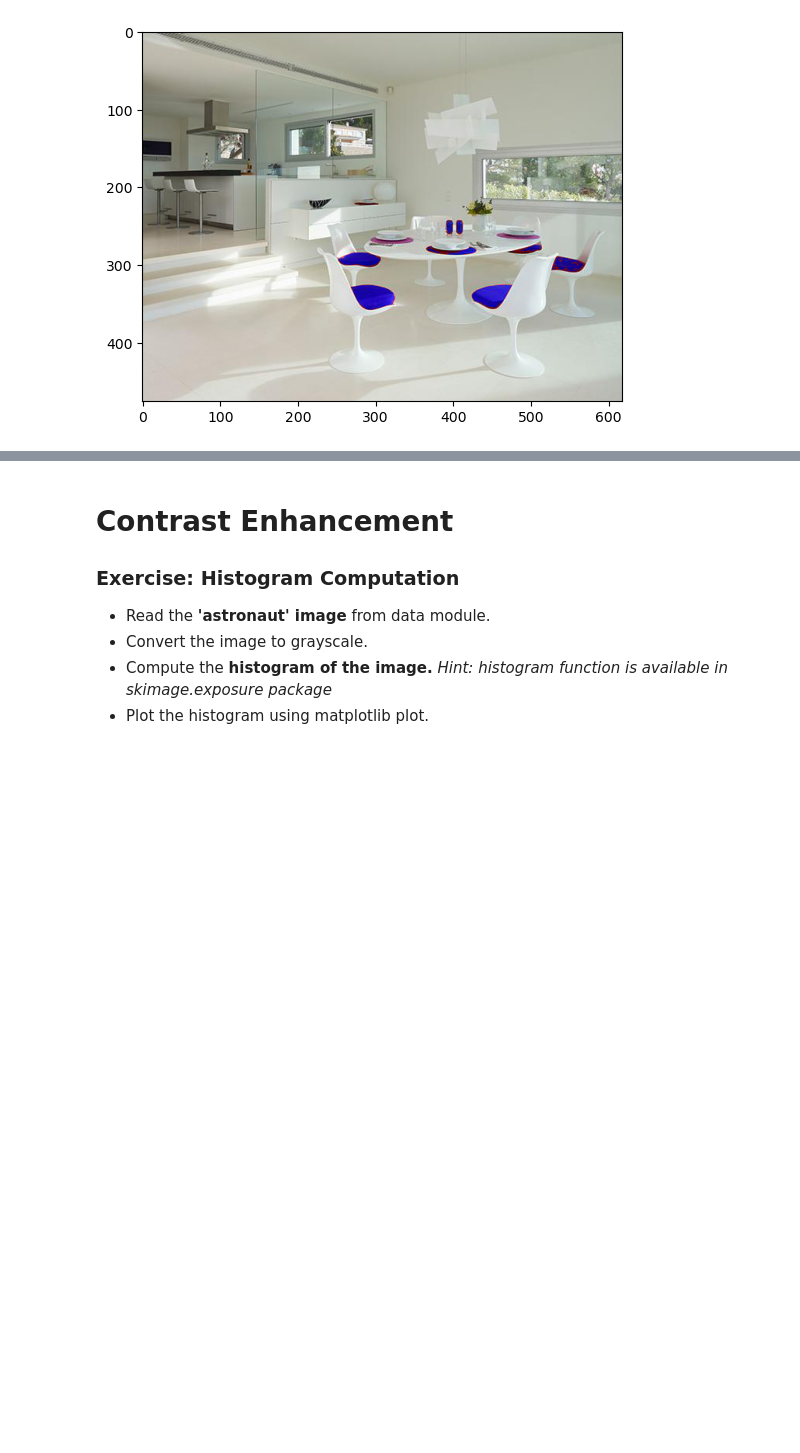
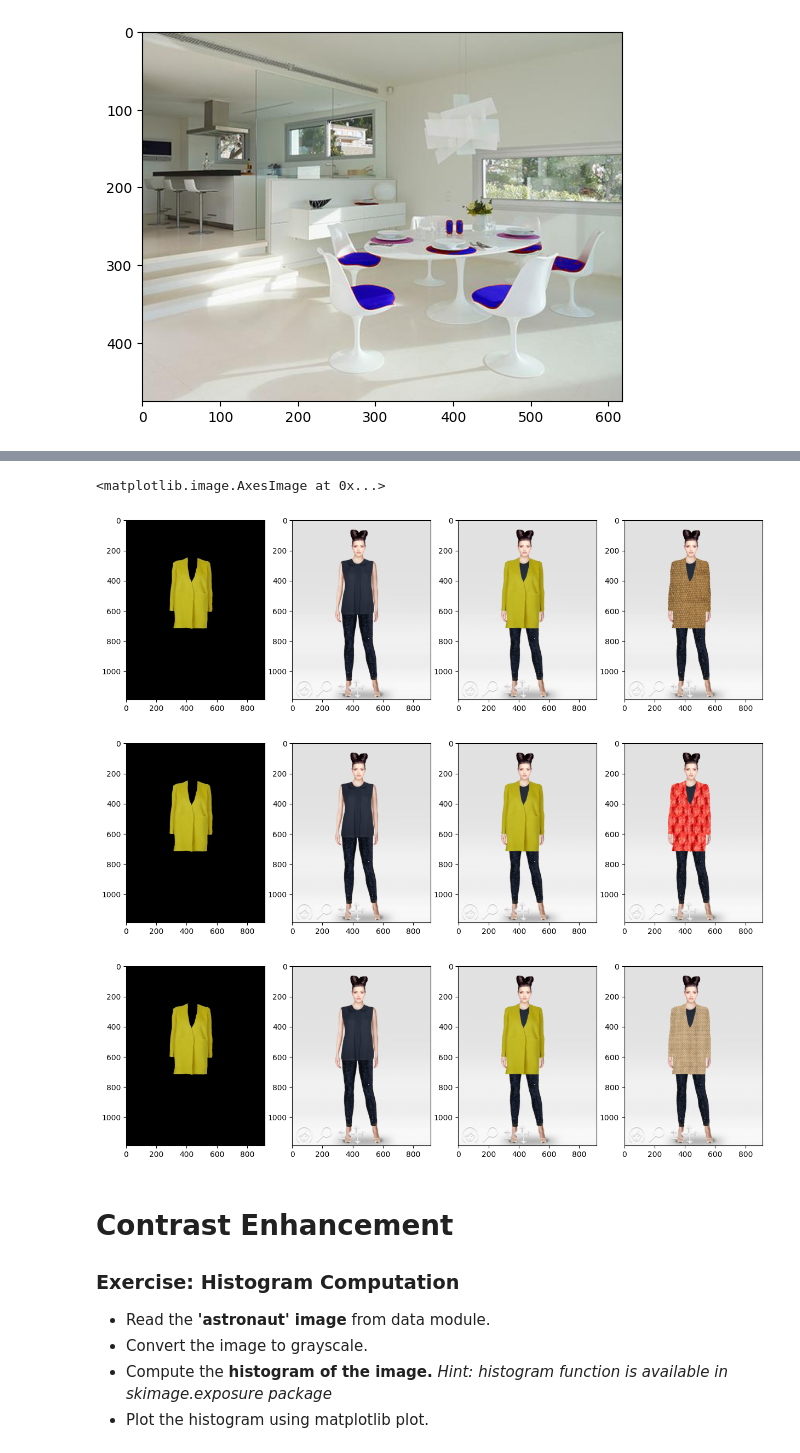
Before and after one commit to BecTome/UPC_MasterArtificialIntelligence, a Jupyter notebook: CV/Labs/P02_20231003_operators_and_filters/image_operators_and_filters.ipynb, the cells around one changed output, grey strips where cells are left out. Drawn from its saved outputs; the diff is of its cells as text; code cells hidden in the pictures; blank space fills up the shorter version.

```diff
--- a/CV/Labs/P02_20231003_operators_and_filters/image_operators_and_filters.ipynb
+++ b/CV/Labs/P02_20231003_operators_and_filters/image_operators_and_filters.ipynb
@@ -159,0 +155,71 @@ plt.imshow(sillas_toblue)
+# %%
+# solution
+
+# Read the base images without the alpha channel (PNGs)
+coat = plt.imread('images/coat.png', format='png')[:, :, :3]
+model = plt.imread('images/model.png', format='png')[:, :, :3]
+
+print(f"Model Shape: {model.shape}")
+print(f"Coat Shape: {coat.shape}")
+
+model_w_coat = model.copy()
+model_w_coat[coat > 0] = coat[coat > 0]
+
+# Add the different textures
+# NOTE: There's something wrong with the file extensions.
+#       textures 1 and 2 are jpg files with .png extension
+texture1 = plt.imread('images/texture.png', format='jpg') / 255. # JPG -> 3 channels [0, 255]
+texture2 = plt.imread('images/texture2.png', format='png')[:, :, :3] # PNG -> 4 channels [0., 1.]
+texture3 = plt.imread('images/texture3.jpg', format='jpg') / 255.
+
+print(f"Texture 1: {texture1.shape}")
+print(f"Texture 2: {texture2.shape}")
+print(f"Texture 3: {texture3.shape}")
+
+# Put the coat on the model was easy because the
+# array shapes where the same. This is not the case
+# for the 1st and 3rd textures.
+
+# Reshape the 1st texture to be, at least, as big as the original
+x1_ratio = coat.shape[0] // texture1.shape[0] + 1
+y1_ratio = coat.shape[1] // texture1.shape[1] + 1
+
+reshaped_tx1 = np.tile(texture1, [x1_ratio, y1_ratio, 1])[:coat.shape[0], :coat.shape[1], :]
+print(f"Reshaped Texture 1: {reshaped_tx1.shape}")
+# Reshape the 3rd texture to be, at least, as big as the original
+x3_ratio = coat.shape[0] // texture3.shape[0] + 1
+y3_ratio = coat.shape[1] // texture3.shape[1] + 1
+
+reshaped_tx3 = np.tile(texture3, [x3_ratio, y3_ratio, 1])
+reshaped_tx3 = np.tile(texture3, [x3_ratio, y3_ratio, 1])[:coat.shape[0], :coat.shape[1], :]
+print(f"Reshaped Texture 3: {reshaped_tx3.shape}")
+
+# Change the textures
+model_w_tx1 = model_w_coat.copy()
+model_w_tx1 = np.where(coat>0, reshaped_tx1, model_w_tx1)
+
+model_w_tx2 = model_w_coat.copy()
+model_w_tx2 = np.where(coat>0, texture2, model_w_tx2)
+
+model_w_tx3 = model_w_coat.copy()
+model_w_tx3 = np.where(coat>0, reshaped_tx3, model_w_tx3)
+
+# Overlap pictures to see the result
+fig, ax = plt.subplots(1, 4, figsize=(15, 5))
+ax[0].imshow(coat)
+ax[1].imshow(model)
+ax[2].imshow(model_w_coat)
+ax[3].imshow(model_w_tx1)
+
+fig, ax = plt.subplots(1, 4, figsize=(15, 5))
+ax[0].imshow(coat)
+ax[1].imshow(model)
+ax[2].imshow(model_w_coat)
+ax[3].imshow(model_w_tx2)
+
+fig, ax = plt.subplots(1, 4, figsize=(15, 5))
+ax[0].imshow(coat)
+ax[1].imshow(model)
+ax[2].imshow(model_w_coat)
+ax[3].imshow(model_w_tx3)
+# %% [output]
@@ -160,3 +233,7 @@ plt.imshow(sillas_toblue)
+<matplotlib.image.AxesImage at 0x...>
+[figure, added]
+[figure, added]
+[figure, added]
 # %% [markdown]
 # Contrast Enhancement
 
```
Also changed, not shown: parts of 36 cells of this notebook.
